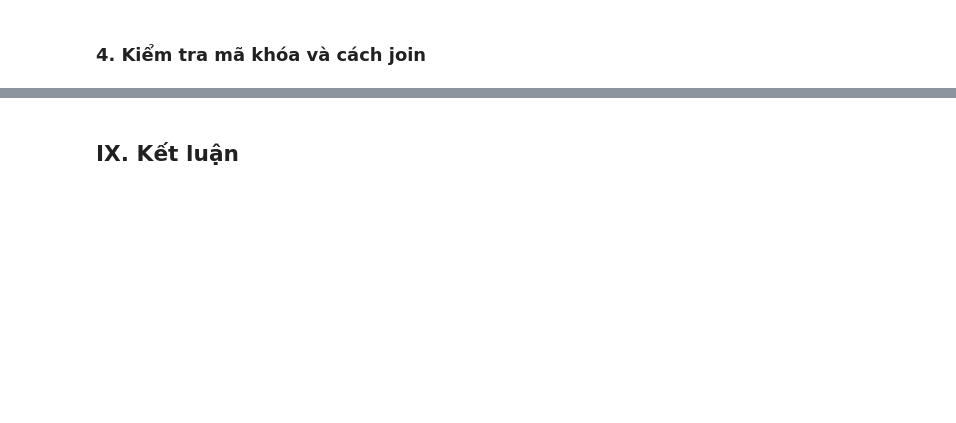
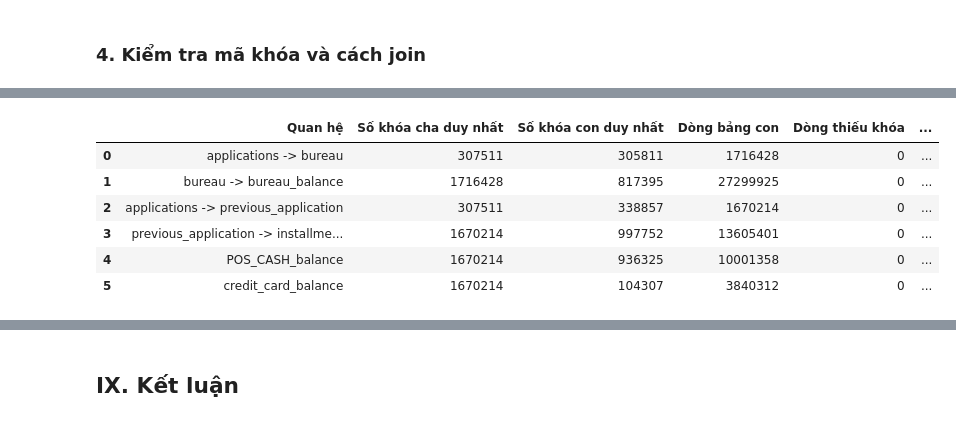
Before and after one commit to thanhhung9720001-collab/credit-risk-classifier, a Jupyter notebook: notebooks/01_data_understanding.ipynb, the cells around one changed output, grey strips where cells are left out. Saved outputs shown, nothing was run; the diff lists cells and outputs as text; code cells hidden in the pictures; blank space fills up the shorter version.

```diff
--- a/notebooks/01_data_understanding.ipynb
+++ b/notebooks/01_data_understanding.ipynb
@@ -206,9 +203,9 @@ with pd.option_context("display.max_colwidth", None):
 nunique_rows = []
 for group_name, columns in column_groups.items():
     for column in columns:
-        if column in app_train.columns:
-            unique_count = app_train[column].nunique(dropna=False)
-            unique_rate = unique_count / len(app_train) * 100
+        if column in applications.columns:
+            unique_count = applications[column].nunique(dropna=False)
+            unique_rate = unique_count / len(applications) * 100
 
             nunique_rows.append({
                 "Nhóm cột": group_name,
@@ -419,13 +438,13 @@ plt.show()
 Đoạn code bên dưới vẽ phân phối một số biến numeric tiêu biểu/có khả năng liên quan đến rủi ro tín dụng. Một số biểu đồ giới hạn trục theo phân vị 99% để dễ nhìn outlier, nhưng dữ liệu gốc không bị thay đổi.
 # %%
 numeric_plot_data = pd.DataFrame()
-numeric_plot_data["Thu nhập"] = app_train["AMT_INCOME_TOTAL"]
-numeric_plot_data["Khoản vay"] = app_train["AMT_CREDIT"]
-numeric_plot_data["Khoản trả nợ định kỳ"] = app_train["AMT_ANNUITY"]
-numeric_plot_data["Tuổi"] = -app_train["DAYS_BIRTH"] / 365.25
+numeric_plot_data["Thu nhập"] = applications["AMT_INCOME_TOTAL"]
+numeric_plot_data["Khoản vay"] = applications["AMT_CREDIT"]
+numeric_plot_data["Khoản trả nợ định kỳ"] = applications["AMT_ANNUITY"]
+numeric_plot_data["Tuổi"] = -applications["DAYS_BIRTH"] / 365.25
 
 # DAYS_EMPLOYED = 365243 là mã đặc biệt. Loại riêng khỏi biểu đồ để nhìn phần còn lại rõ hơn.
-employed_days = app_train["DAYS_EMPLOYED"]
+employed_days = applications["DAYS_EMPLOYED"]
 employed_days = employed_days[employed_days != 365243]
 numeric_plot_data["Số năm làm việc"] = -employed_days / 365.25
 
@@ -482,7 +501,7 @@ fig, axes = plt.subplots(3, 2, figsize=(14, 12))
 axes = axes.ravel()
 
 for index, column in enumerate(category_columns):
-    counts = app_train[column].fillna("Missing").value_counts().head(10)
+    counts = applications[column].fillna("Missing").value_counts().head(10)
 
     axes[index].barh(counts.index.astype(str), counts.values)
     axes[index].invert_yaxis()
@@ -1235,0 +1259,56 @@ pd.DataFrame(
+# %%
+# Đọc riêng cột khóa và xử lý theo chunk để tránh giữ toàn bộ bảng lớn trong RAM.
+def read_key_set(file_names, key_column):
+    key_set = set()
+    for file_name in file_names:
+        key_series = pd.read_csv(DATA_RAW / file_name, usecols=[key_column])[key_column]
+        key_set.update(key_series.dropna().unique())
+    return key_set
+
+
+def check_orphan_keys(parent_files, parent_key, child_file, child_key, relation):
+    parent_ids = read_key_set(parent_files, parent_key)
+    child_ids = set()
+    child_rows = 0
+    missing_key_rows = 0
+    orphan_rows = 0
+
+    for chunk in pd.read_csv(DATA_RAW / child_file, usecols=[child_key], chunksize=1_000_000):
+        child_series = chunk[child_key]
+        child_rows += len(child_series)
+        missing_key_rows += child_series.isna().sum()
+        child_series = child_series.dropna()
+        child_ids.update(child_series.unique())
+        orphan_rows += (~child_series.isin(parent_ids)).sum()
+
+    orphan_ids = len(child_ids - parent_ids)
+    return {
+        "Quan hệ": relation,
+        "Số khóa cha duy nhất": len(parent_ids),
+        "Số khóa con duy nhất": len(child_ids),
+        "Dòng bảng con": child_rows,
+        "Dòng thiếu khóa": missing_key_rows,
+        "Khóa con ngoài bảng cha": orphan_ids,
+        "Dòng có khóa ngoài bảng cha": orphan_rows,
+        "Tỷ lệ dòng ngoài bảng cha (%)": round(orphan_rows / child_rows * 100, 4),
+    }
+
+
+orphan_checks = [
+    check_orphan_keys(["applications.csv"], "SK_ID_CURR", "bureau.csv", "SK_ID_CURR", "applications -> bureau"),
+    check_orphan_keys(["bureau.csv"], "SK_ID_BUREAU", "bureau_balance.csv", "SK_ID_BUREAU", "bureau -> bureau_balance"),
+    check_orphan_keys(["applications.csv"], "SK_ID_CURR", "previous_application.csv", "SK_ID_CURR", "applications -> previous_application"),
+    check_orphan_keys(["previous_application.csv"], "SK_ID_PREV", "installments_payments.csv", "SK_ID_PREV", "previous_application -> installments_payments"),
+    check_orphan_keys(["previous_application.csv"], "SK_ID_PREV", "POS_CASH_balance.csv", "SK_ID_PREV", "POS_CASH_balance"),
+    check_orphan_keys(["previous_application.csv"], "SK_ID_PREV", "credit_card_balance.csv", "SK_ID_PREV", "credit_card_balance"),
+]
+
+pd.DataFrame(orphan_checks)
+# %% [output]
+|  | Quan hệ | Số khóa cha duy nhất | Số khóa con duy nhất | Dòng bảng con | Dòng thiếu khóa | ... |
+| 0 | applications -> bureau | 307511 | 305811 | 1716428 | 0 | ... |
+| 1 | bureau -> bureau_balance | 1716428 | 817395 | 27299925 | 0 | ... |
+| 2 | applications -> previous_application | 307511 | 338857 | 1670214 | 0 | ... |
+| 3 | previous_application -> installme... | 1670214 | 997752 | 13605401 | 0 | ... |
+| 4 | POS_CASH_balance | 1670214 | 936325 | 10001358 | 0 | ... |
+| 5 | credit_card_balance | 1670214 | 104307 | 3840312 | 0 | ... |
```
Also changed, not shown: parts of 35 cells of this notebook, 10 other files.
